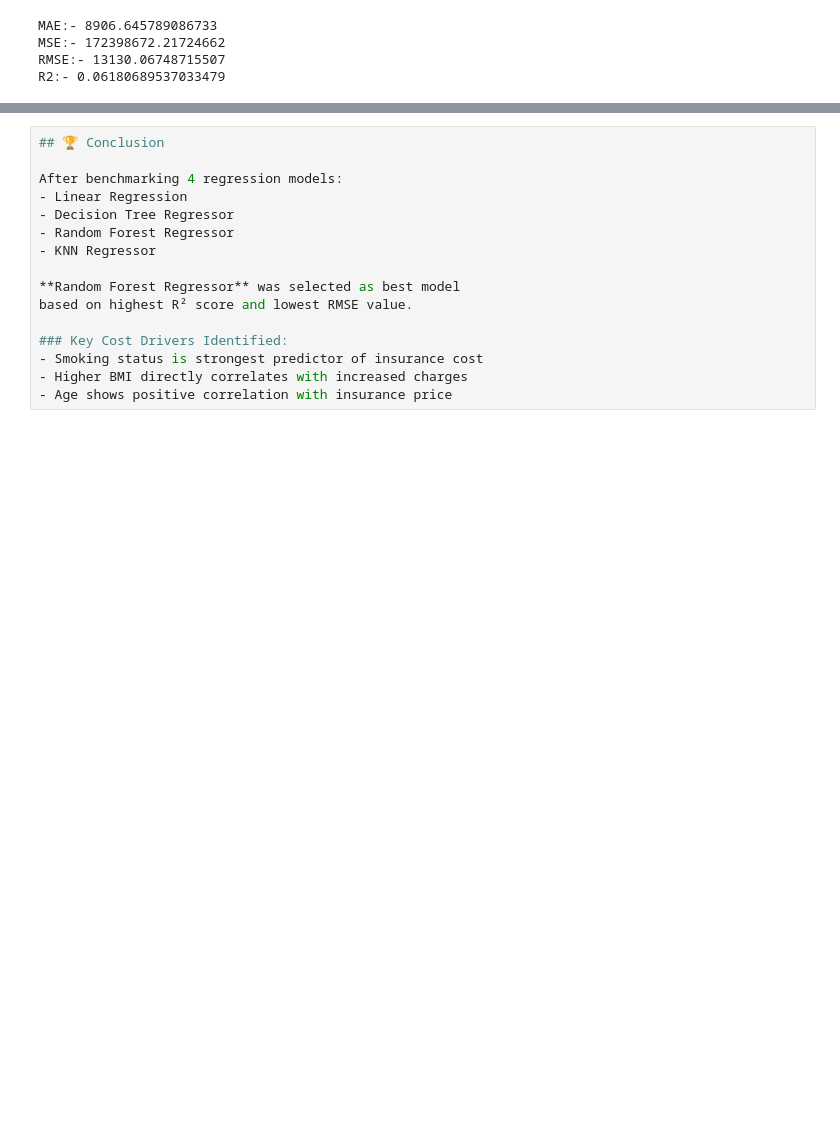
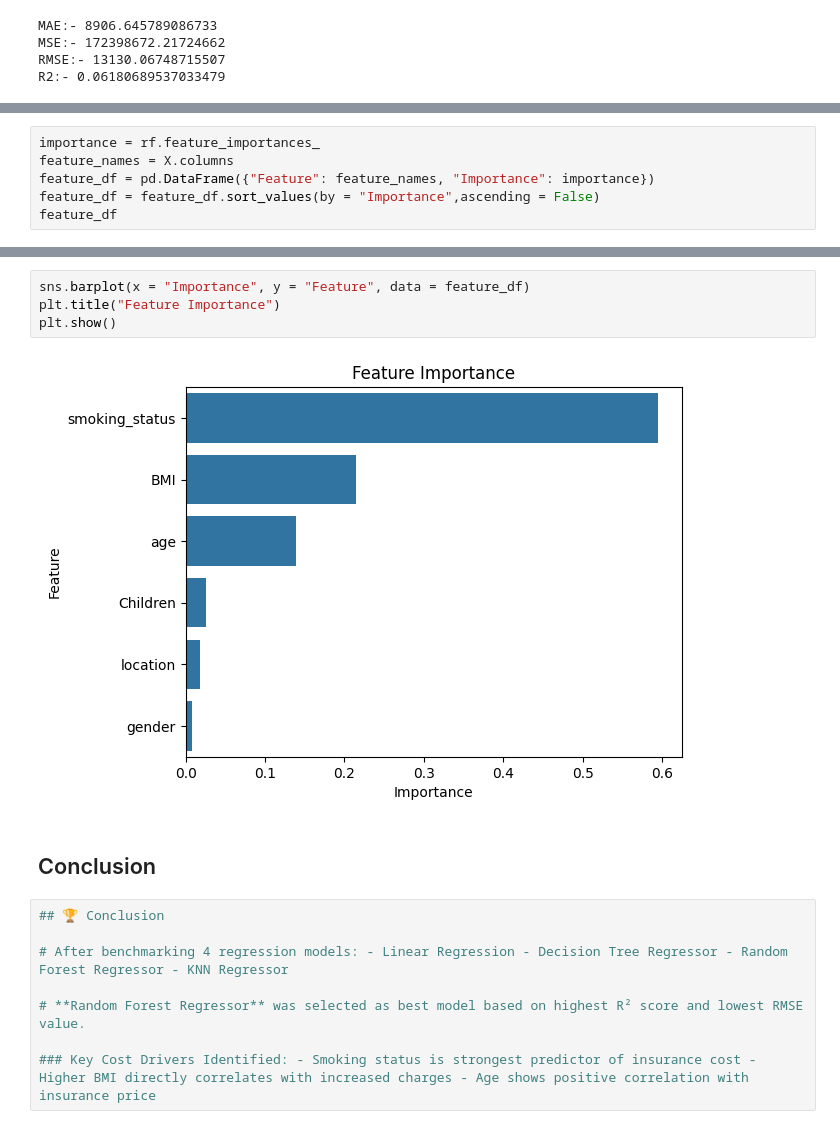
Before and after one commit to Saurabh999261/health-insurance-cost-prediction, a Jupyter notebook: PYTHON_PROJECT_Health_Insurance_Cost_Prediction.ipynb, the cells around one changed output, grey strips where cells are left out. Drawn from its saved outputs; the diff is of its cells as text; blank space fills up the shorter version.

```diff
--- a/PYTHON_PROJECT_Health_Insurance_Cost_Prediction.ipynb
+++ b/PYTHON_PROJECT_Health_Insurance_Cost_Prediction.ipynb
@@ -333,0 +371,6 @@ plt.show()
+# %%
+importance = rf.feature_importances_
+feature_names = X.columns
+feature_df = pd.DataFrame({"Feature": feature_names, "Importance": importance})
+feature_df = feature_df.sort_values(by = "Importance",ascending = False)
+feature_df
@@ -334,16 +385,16 @@ plt.show()
+# %%
+sns.barplot(x = "Importance", y = "Feature", data = feature_df)
+plt.title("Feature Importance")
+plt.show()
+# %% [output]
+[figure, added]
+# %% [markdown]
+## Conclusion
 # %%
 ## 🏆 Conclusion
 
-After benchmarking 4 regression models:
-- Linear Regression
-- Decision Tree Regressor
-- Random Forest Regressor
-- KNN Regressor
+# After benchmarking 4 regression models: - Linear Regression - Decision Tree Regressor - Random Forest Regressor - KNN Regressor
 
-**Random Forest Regressor** was selected as best model
-based on highest R² score and lowest RMSE value.
+# **Random Forest Regressor** was selected as best model based on highest R² score and lowest RMSE value.
 
-### Key Cost Drivers Identified:
-- Smoking status is strongest predictor of insurance cost
-- Higher BMI directly correlates with increased charges
-- Age shows positive correlation with insurance price
+### Key Cost Drivers Identified: - Smoking status is strongest predictor of insurance cost - Higher BMI directly correlates with increased charges - Age shows positive correlation with insurance price
```
Also changed, not shown: parts of 32 cells of this notebook.
